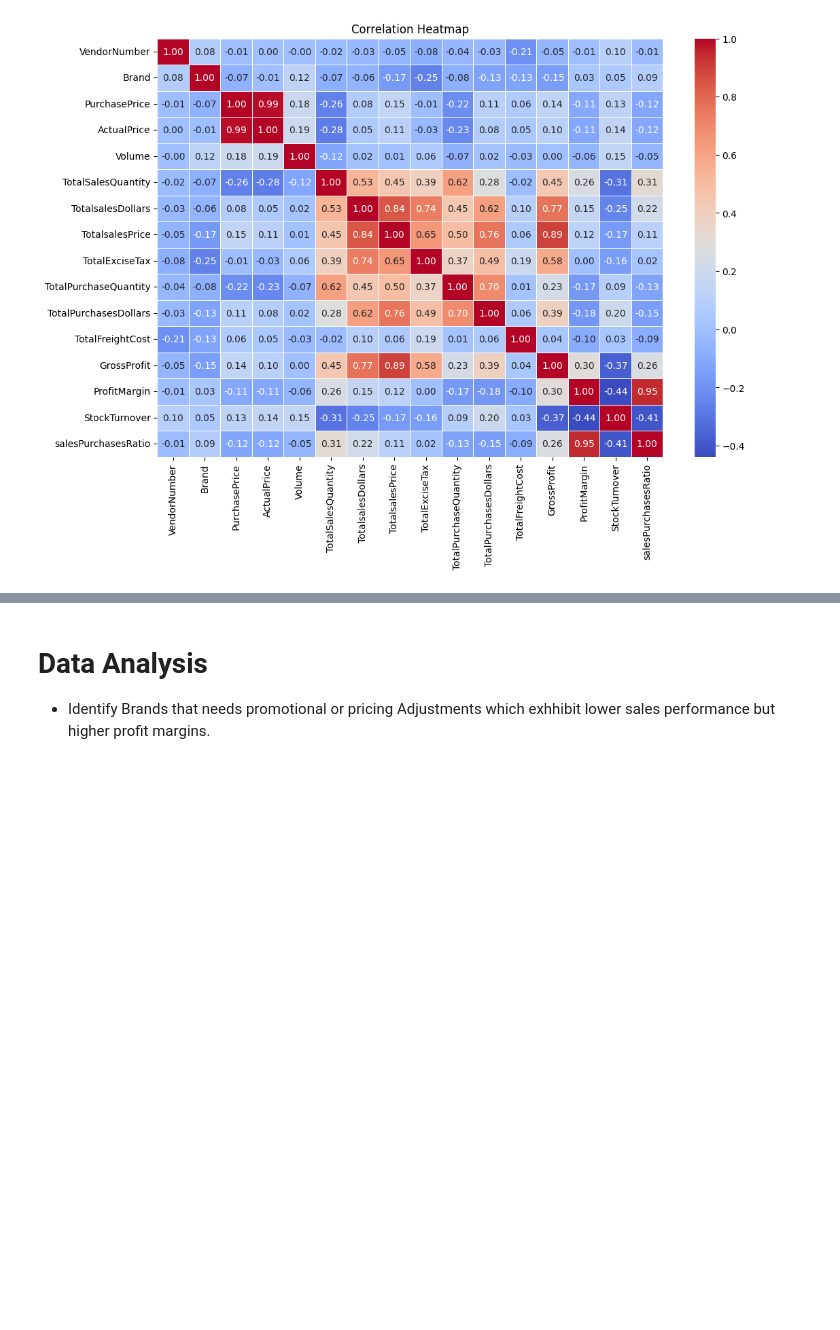
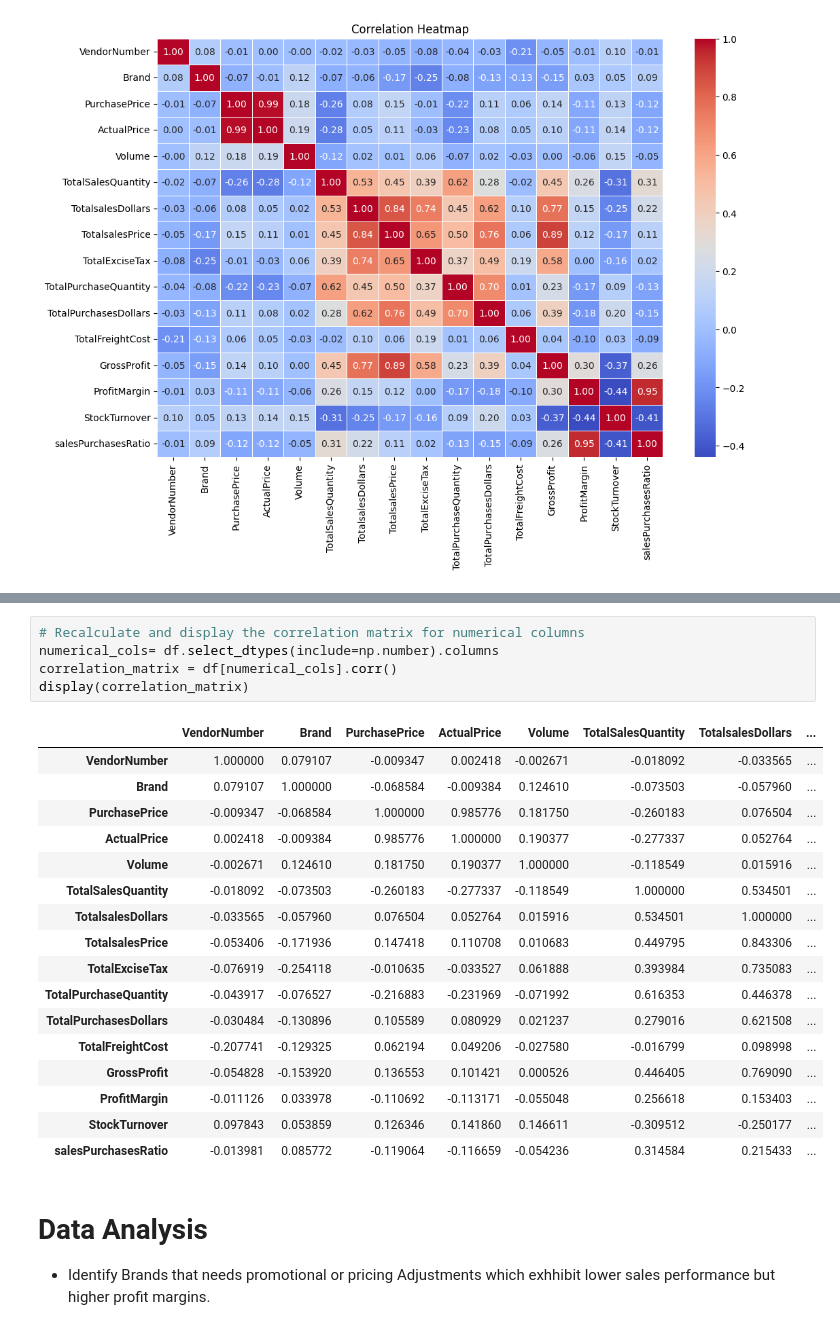
Before and after one commit to Sauryashri822/Data-Analysis-Projects, a Jupyter notebook: Vender_performance_project_ipynb.ipynb, the cells around one changed output, grey strips where cells are left out. Saved outputs shown, nothing was run; the diff lists cells and outputs as text; blank space fills up the shorter version.

```diff
--- a/Vender_performance_project_ipynb.ipynb
+++ b/Vender_performance_project_ipynb.ipynb
@@ -511,3 +524,26 @@ plt.show()
+# %%
+# Recalculate and display the correlation matrix for numerical columns
+numerical_cols= df.select_dtypes(include=np.number).columns
+correlation_matrix = df[numerical_cols].corr()
+display(correlation_matrix)
+# %% [output]
+|  | VendorNumber | Brand | PurchasePrice | ActualPrice | Volume | TotalSalesQuantity | TotalsalesDollars | ... |
+| VendorNumber | 1.000000 | 0.079107 | -0.009347 | 0.002418 | -0.002671 | -0.018092 | -0.033565 | ... |
+| Brand | 0.079107 | 1.000000 | -0.068584 | -0.009384 | 0.124610 | -0.073503 | -0.057960 | ... |
+| PurchasePrice | -0.009347 | -0.068584 | 1.000000 | 0.985776 | 0.181750 | -0.260183 | 0.076504 | ... |
+| ActualPrice | 0.002418 | -0.009384 | 0.985776 | 1.000000 | 0.190377 | -0.277337 | 0.052764 | ... |
+| Volume | -0.002671 | 0.124610 | 0.181750 | 0.190377 | 1.000000 | -0.118549 | 0.015916 | ... |
+| TotalSalesQuantity | -0.018092 | -0.073503 | -0.260183 | -0.277337 | -0.118549 | 1.000000 | 0.534501 | ... |
+| TotalsalesDollars | -0.033565 | -0.057960 | 0.076504 | 0.052764 | 0.015916 | 0.534501 | 1.000000 | ... |
+| TotalsalesPrice | -0.053406 | -0.171936 | 0.147418 | 0.110708 | 0.010683 | 0.449795 | 0.843306 | ... |
+| TotalExciseTax | -0.076919 | -0.254118 | -0.010635 | -0.033527 | 0.061888 | 0.393984 | 0.735083 | ... |
+| TotalPurchaseQuantity | -0.043917 | -0.076527 | -0.216883 | -0.231969 | -0.071992 | 0.616353 | 0.446378 | ... |
+| TotalPurchasesDollars | -0.030484 | -0.130896 | 0.105589 | 0.080929 | 0.021237 | 0.279016 | 0.621508 | ... |
+| TotalFreightCost | -0.207741 | -0.129325 | 0.062194 | 0.049206 | -0.027580 | -0.016799 | 0.098998 | ... |
+| GrossProfit | -0.054828 | -0.153920 | 0.136553 | 0.101421 | 0.000526 | 0.446405 | 0.769090 | ... |
+| ProfitMargin | -0.011126 | 0.033978 | -0.110692 | -0.113171 | -0.055048 | 0.256618 | 0.153403 | ... |
+| StockTurnover | 0.097843 | 0.053859 | 0.126346 | 0.141860 | 0.146611 | -0.309512 | -0.250177 | ... |
+| salesPurchasesRatio | -0.013981 | 0.085772 | -0.119064 | -0.116659 | -0.054236 | 0.314584 | 0.215433 | ... |
 # %% [markdown]
 # Data Analysis
 
```
Also changed, not shown: parts of 14 cells of this notebook.
